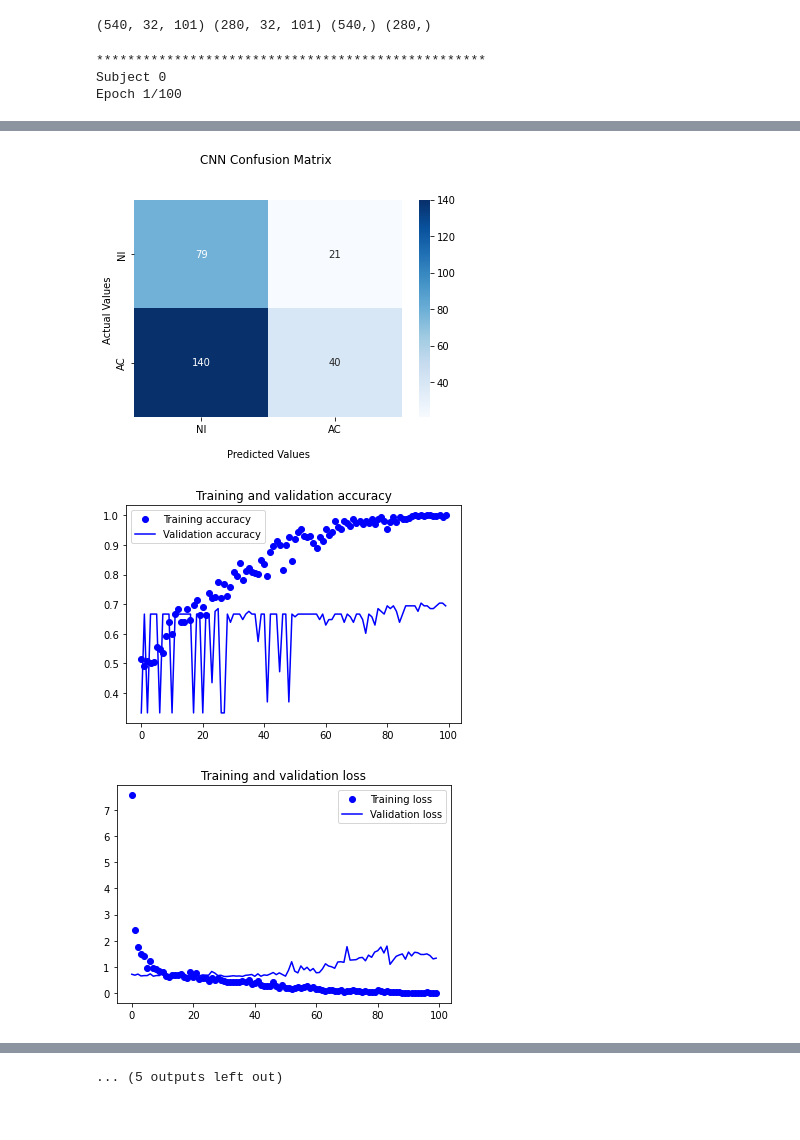
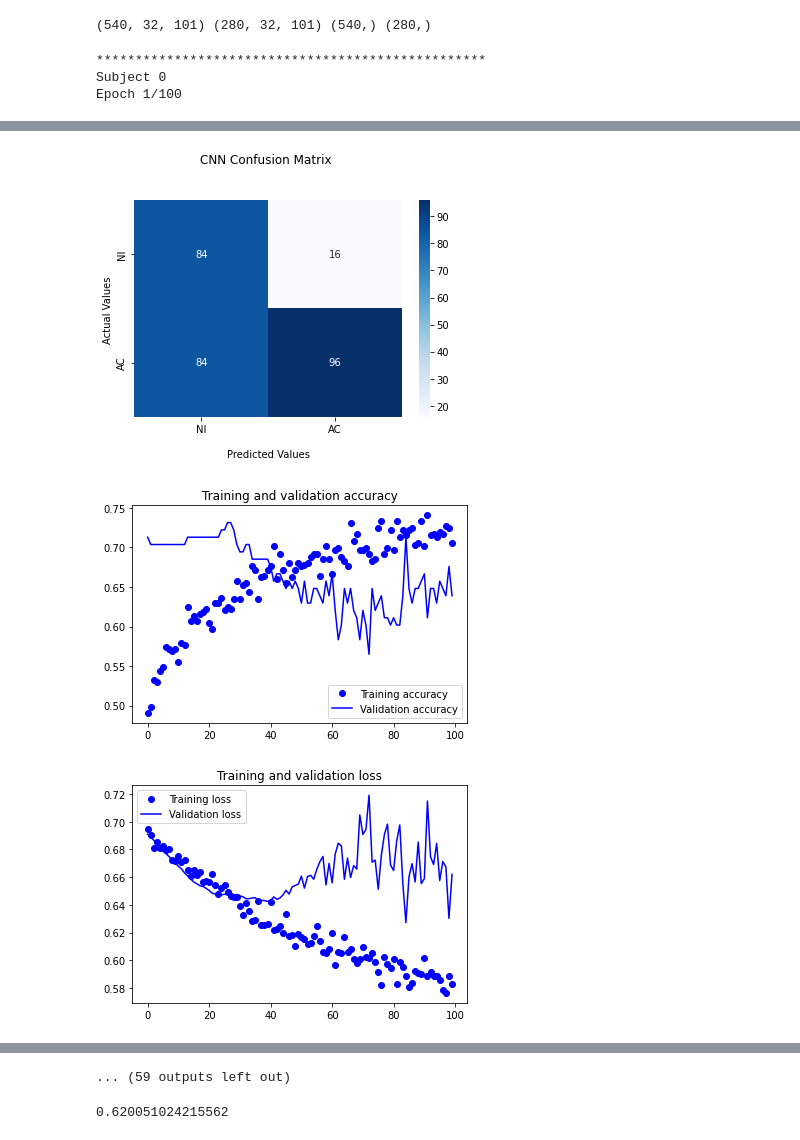
Before and after one commit to antagonisuto/thesis-code, a Jupyter notebook: 10x101xfinal.ipynb, the cells around one changed output, grey strips where cells are left out. Cells and saved outputs as stored; diff of their text form; code cells hidden in the pictures.

```diff
--- a/10x101xfinal.ipynb
+++ b/10x101xfinal.ipynb
@@ -430,8 +430,8 @@ def cnn_ieee(train_X, test_X, train_y, test_y, batch_size = 32, epochs = 100, ve
   return cnn_model, cnn_train, test_eval, cm_cnn
 # %%
 def cnn(model, train_X, test_X, train_y, test_y, batch_size = 32, epochs = 100, ver = 1):
-  train_X = train_X.reshape(-1, 32,101, 1)
-  test_X = test_X.reshape(-1, 32,101, 1)
+  train_X = train_X.reshape(-1, 32, 101, 1)
+  test_X = test_X.reshape(-1, 32, 101,1)
 
   #train_X, train_y = shuffle(test_X, test_y, random_state=2)
   #test_X, test_y = shuffle(test_X, test_y, random_state=2)
@@ -481,7 +481,7 @@ def cnn(model, train_X, test_X, train_y, test_y, batch_size = 32, epochs = 100,
   cm_cnn = cm_cnn = metrics.confusion_matrix(y_true=test_y_conv,
                                               y_pred=pred_y_conv)
 
-  return cnn_model, cnn_train, test_eval, cm_cnn
+  return model, cnn_train, test_eval, cm_cnn
 # %% [markdown]
 ## AlexNet
 # %%
@@ -634,8 +792,8 @@ def get_model(name):
   if name == "googlenet":
     model = GoogLeNet()
 
-  # if name == "desnet":
-  #   print("okay")
+  if name == "eegnet":
+    model = EEGNet(nb_classes = 2, Chans = 32, Samples = 101)
 
   # if name == "enet":
   #   print("okay")
@@ -1497,7 +1657,7 @@ for i in range(14):
   # clf_lda, cm_lda = lda_101(train_X, test_X, train_y, test_y)
   # vis_confusion_matrix(cm_lda)
 
-  model = get_model("alexnet")
+  model = get_model("eegnet")
 
   #CNN
   cnn_model, cnn_train, test_eval, cm_cnn = cnn(model,
@@ -1505,7 +1665,7 @@ for i in range(14):
                                                 test_X,
                                                 train_y,
                                                 test_y,
-                                                batch_size = 64,
+                                                batch_size = 32,
                                                 epochs = 100,
                                                 ver = 1)
 
@@ -1538,3 +1698,3 @@ Epoch 100/100
-[figure, old version]
+[figure, new version]
-[figure, old version]
+[figure, new version]
-[figure, old version]
+[figure, new version]
@@ -1590 +1750,20 @@ Epoch 100/100
-... (5 outputs left out)
+... (59 outputs left out)
+# %%
+res = [0.6428571343421936,
+       0.9200000166893005,
+       0.46785715222358704,
+       0.6071428656578064,
+       0.4714285731315613,
+       0.5392857193946838,
+       0.7142857313156128,
+       0.5928571224212646,
+       0.574999988079071,
+       0.7535714507102966,
+       0.5392857193946838,
+       0.8714285492897034,
+       0.41428571939468384,
+       0.5714285969734192]
+
+print(np.mean(res))
+# %% [output]
+0.620051024215562
```
Also changed, not shown: parts of 8 cells of this notebook.
